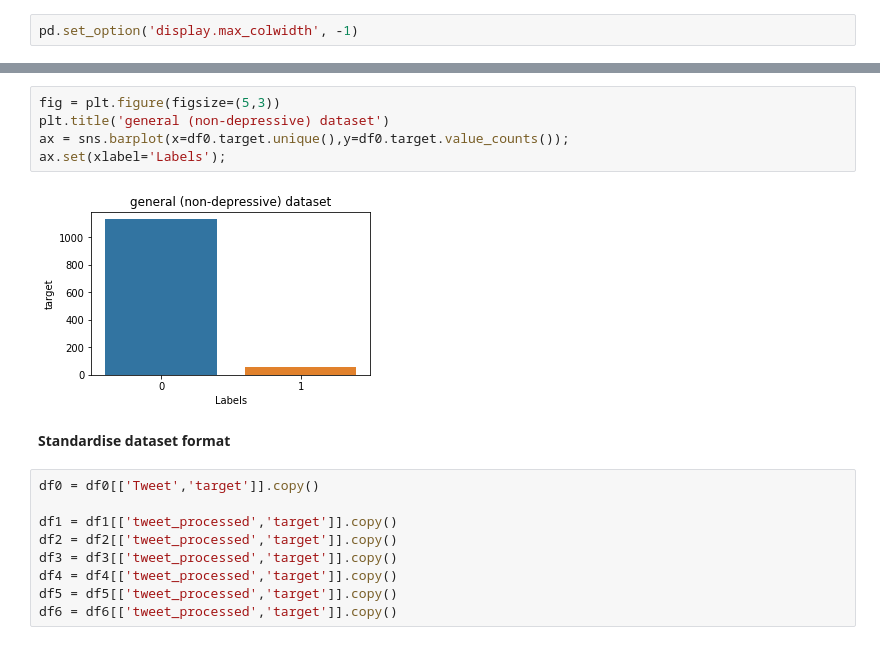
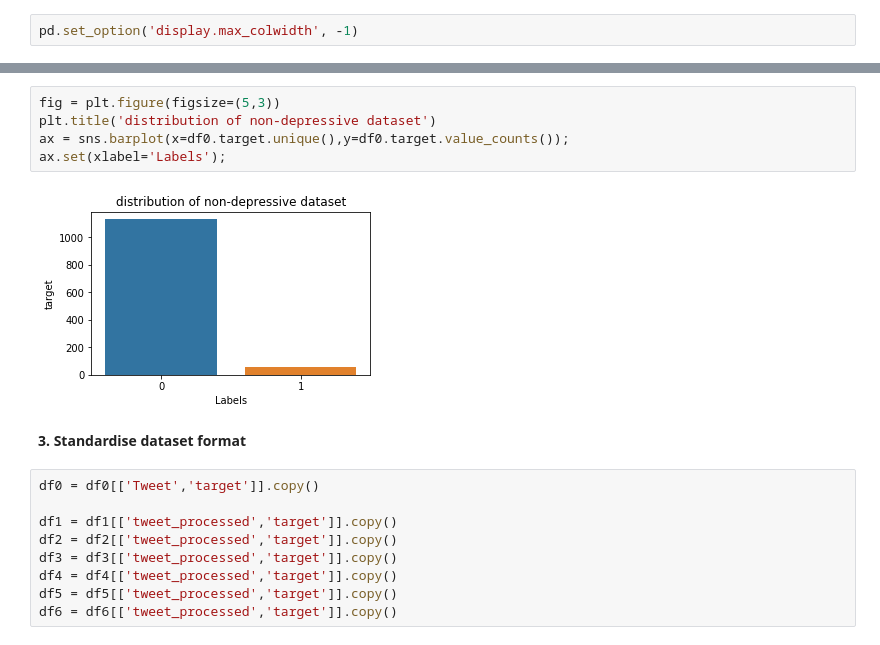
Before and after one commit to swcwang/depression-detection, a Jupyter notebook: 2_combine_datasets.ipynb, the cells around one changed output, grey strips where cells are left out. Cells and saved outputs as stored; diff of their text form.

```diff
--- a/2_combine_datasets.ipynb
+++ b/2_combine_datasets.ipynb
@@ -102,12 +108,12 @@ ax6.set(xlabel='Labels', ylabel="counts", title="df6")
 # %%
 fig = plt.figure(figsize=(5,3))
-plt.title('general (non-depressive) dataset')
+plt.title('distribution of non-depressive dataset')
 ax = sns.barplot(x=df0.target.unique(),y=df0.target.value_counts());
 ax.set(xlabel='Labels');
 # %% [output]
-[figure, old version]
+[figure, new version]
 # %% [markdown]
-**Standardise dataset format**
+**3. Standardise dataset format**
 # %%
 df0 = df0[['Tweet','target']].copy()
 
```
Also changed, not shown: parts of 20 cells of this notebook, 5 other files.
